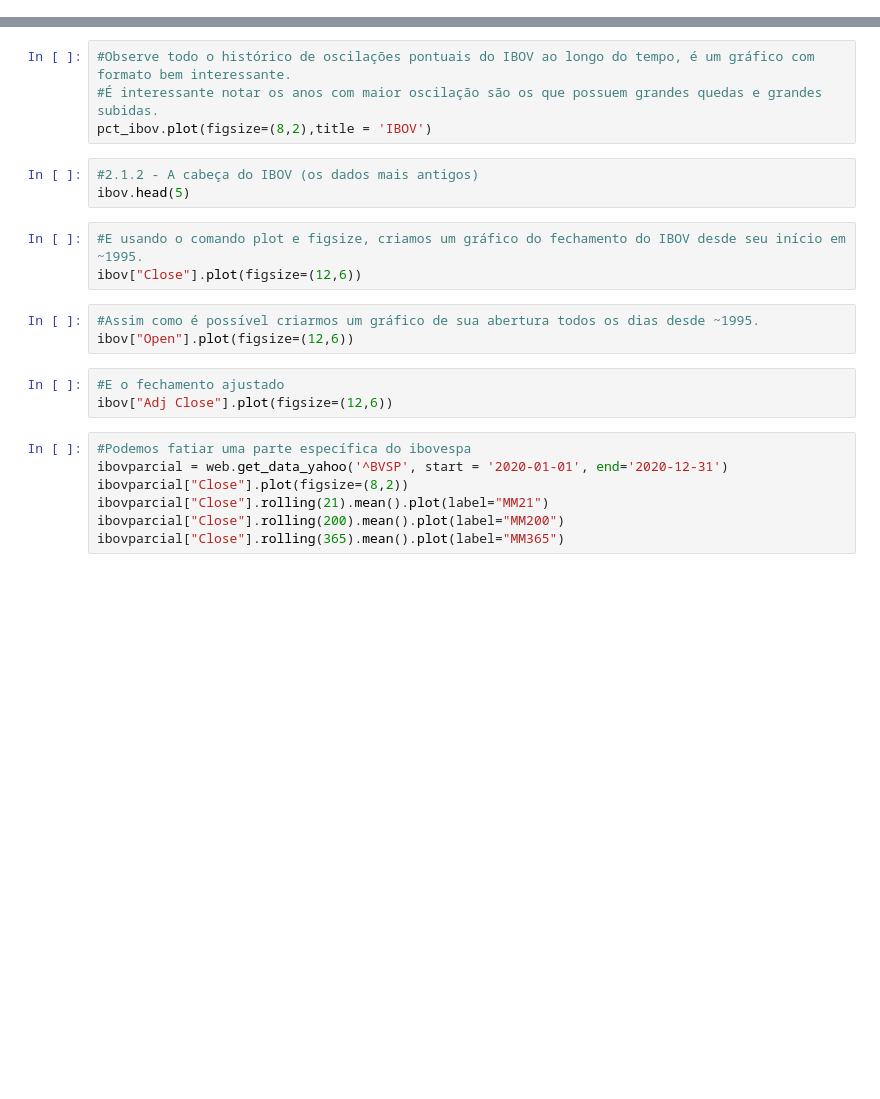
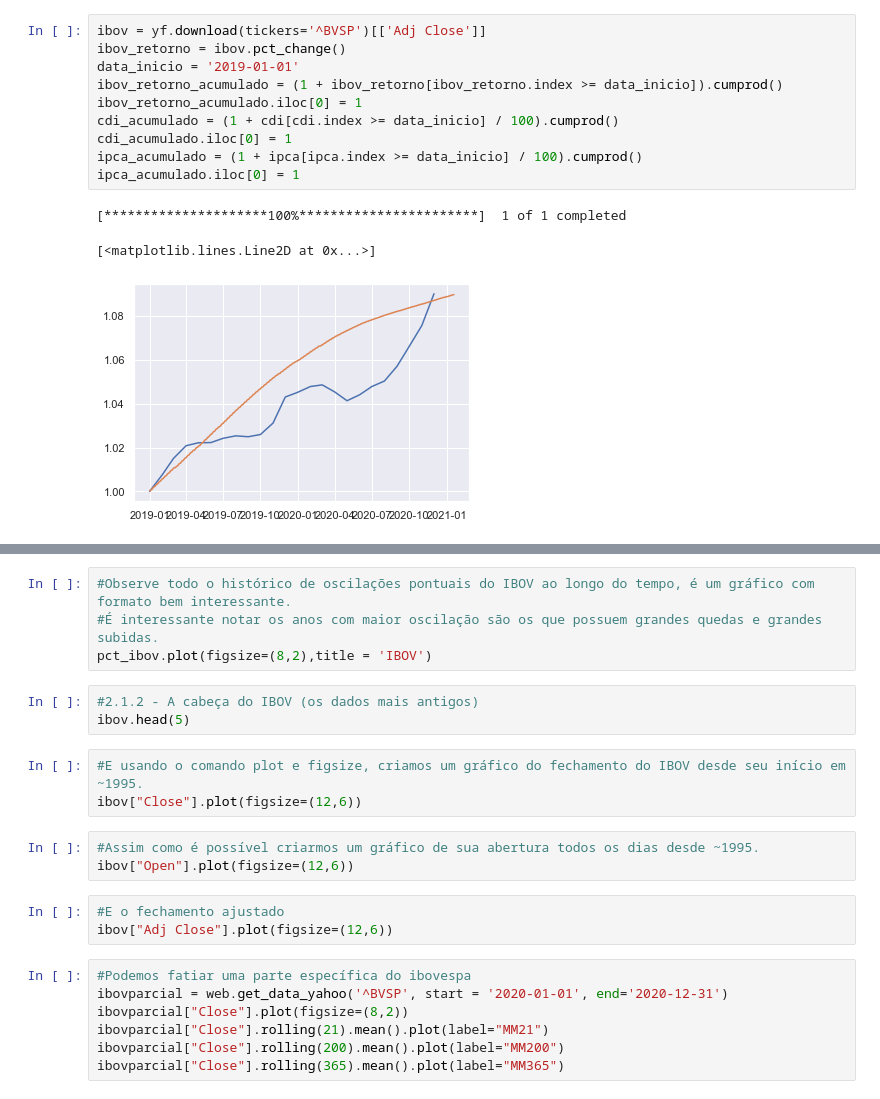
Before and after one commit to kioolz/Kioolz-World, a Jupyter notebook: IBOV.ipynb, the cells around one changed output, grey strips where cells are left out. Cells and saved outputs as stored; diff of their text form; blank space fills up the shorter version.

```diff
--- a/IBOV.ipynb
+++ b/IBOV.ipynb
@@ -27,0 +84,14 @@ ibov.tail(5)["Close"].plot()
+# %%
+ibov = yf.download(tickers='^BVSP')[['Adj Close']]
+ibov_retorno = ibov.pct_change()
+data_inicio = '2019-01-01'
+ibov_retorno_acumulado = (1 + ibov_retorno[ibov_retorno.index >= data_inicio]).cumprod()
+ibov_retorno_acumulado.iloc[0] = 1
+cdi_acumulado = (1 + cdi[cdi.index >= data_inicio] / 100).cumprod()
+cdi_acumulado.iloc[0] = 1
+ipca_acumulado = (1 + ipca[ipca.index >= data_inicio] / 100).cumprod()
+ipca_acumulado.iloc[0] = 1
+# %% [output]
+[*********************100%***********************]  1 of 1 completed
+[<matplotlib.lines.Line2D at 0x...>]
+[figure, added]
```
Also changed, not shown: parts of 20 cells of this notebook.
